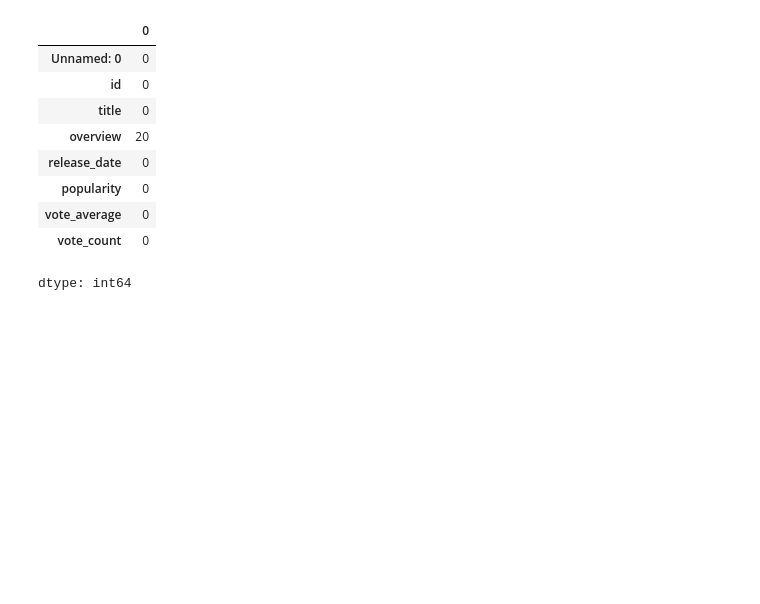
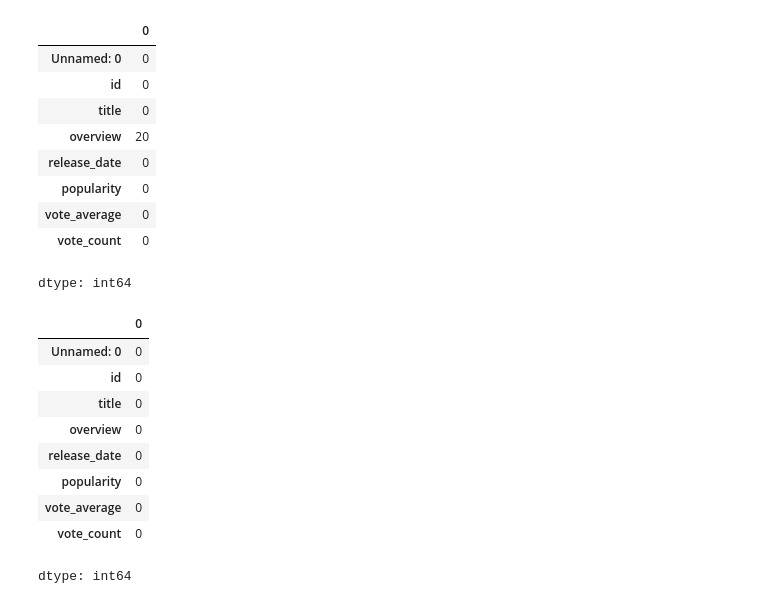
Before and after one commit to AceFroster/Movie-Recommendation, a Jupyter notebook: Movie.ipynb, the cells around one changed output. Cells and saved outputs as stored; diff of their text form; code cells hidden in the pictures; blank space fills up the shorter version.

```diff
--- a/Movie.ipynb
+++ b/Movie.ipynb
@@ -72,3 +72,17 @@ df.isna().sum()
 | vote_average | 0 |
 | vote_count | 0 |
 dtype: int64
+# %%
+df2 = df.dropna()
+df2.isna().sum()
+# %% [output]
+|  | 0 |
+| Unnamed: 0 | 0 |
+| id | 0 |
+| title | 0 |
+| overview | 0 |
+| release_date | 0 |
+| popularity | 0 |
+| vote_average | 0 |
+| vote_count | 0 |
+dtype: int64
```
Also changed, not shown: parts of 7 cells of this notebook.
